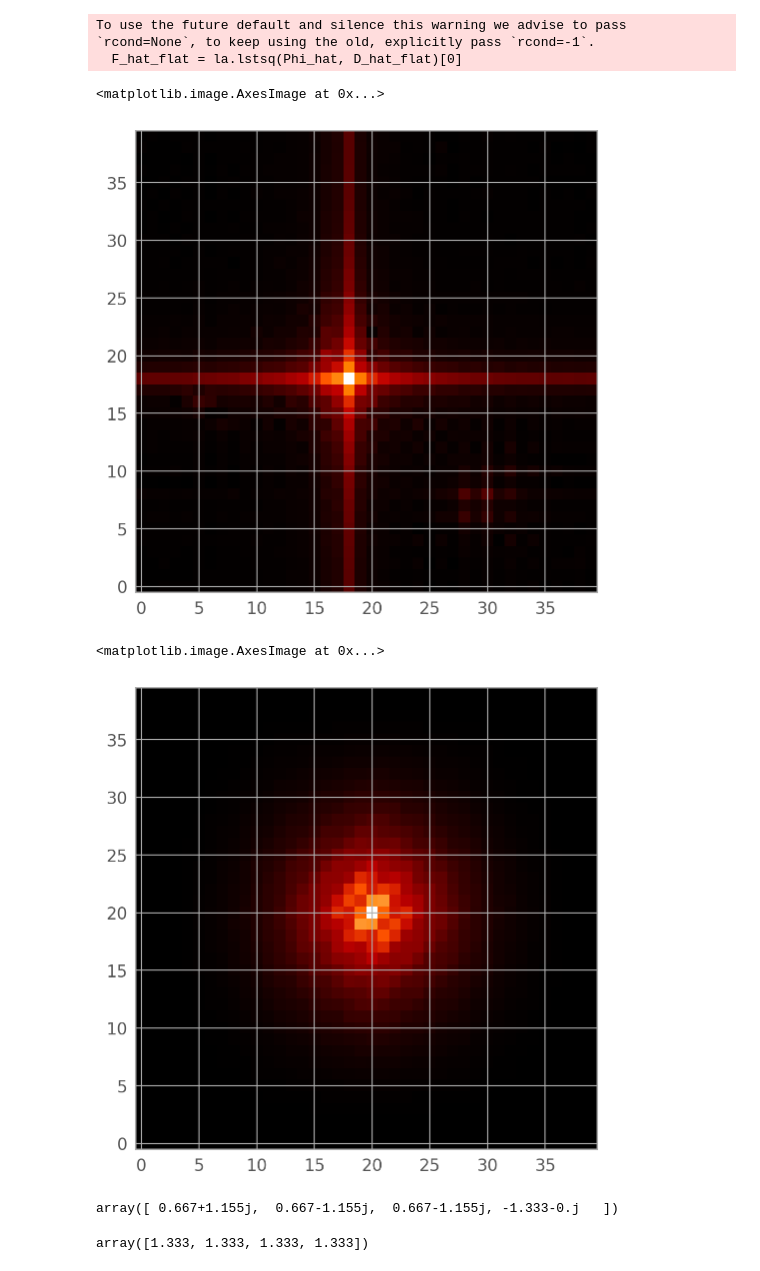
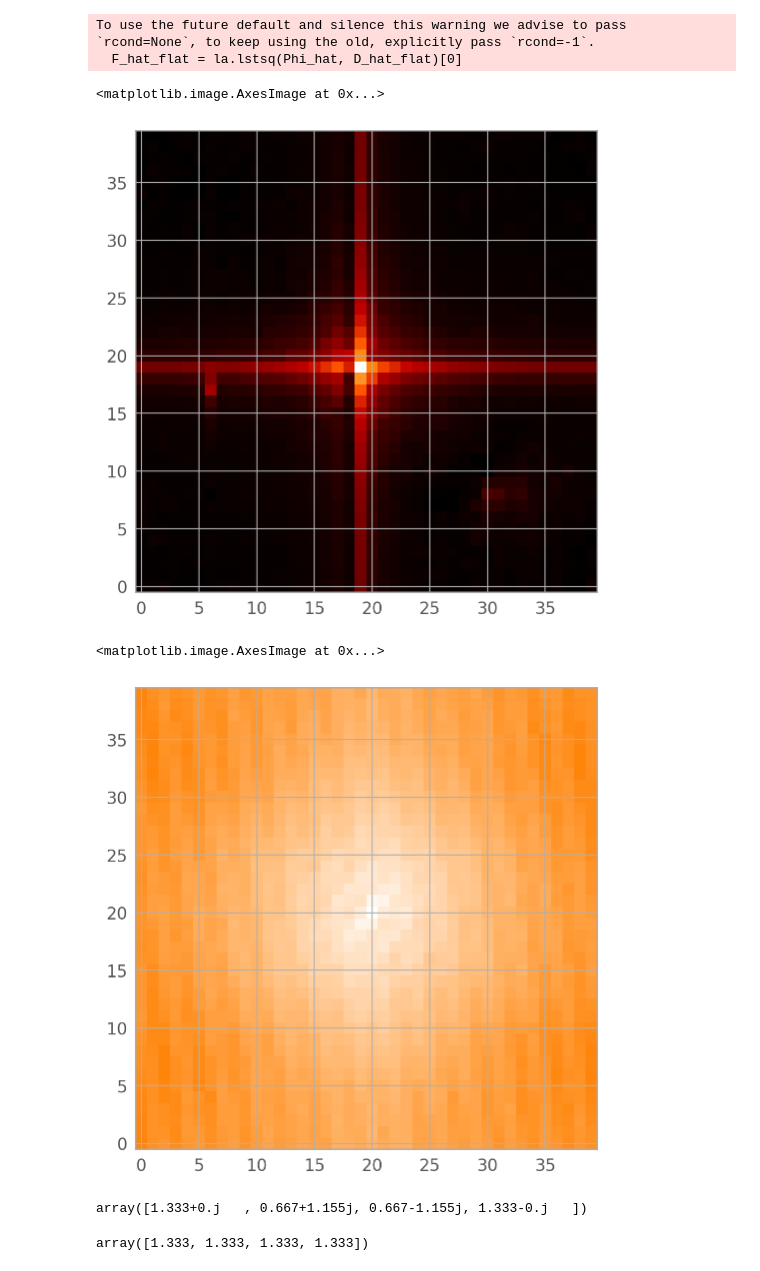
Before and after one commit to Chisen-Lupus/proper-dither, a Jupyter notebook: demo.ipynb, the cells around one changed output. Cells and saved outputs as stored; diff of their text form; code cells hidden in the pictures.

Commit message:
fixed x y inversion for 2d test part

```diff
--- a/demo.ipynb
+++ b/demo.ipynb
@@ -732,8 +734,9 @@ centroids = []
 test_atlas = []
 for i in range(3):
     for j in range(3):
-        # test_slice = orig[i:60+i:3, j:60+j:3]
-        test_slice = orig[i:60+i, j:60+j].reshape(20, 3, 20, 3).mean(axis=(1, 3))
+        test_slice = orig[i:60+i:3, j:60+j:3]
+        # test_slice = orig[i:60+i, j:60+j].reshape(20, 3, 20, 3).mean(axis=(1, 3))
+        # test_slice = stretch(shift(orig, (-i/3, -j/3)))
         test_atlas.append(test_slice)
         centroids.append([-i/3, -j/3])
 centroids = np.array(centroids)
@@ -761,12 +764,12 @@ array([[ 0.   ,  0.   ],
 # %%
 factor = 2
 
-test_atlas = [test_atlas[i] for i in [0, 1, 3, 4]]
+test_atlas = [test_atlas[i] for i in [0, 1, 6, 7]]
 # centroids = np.array([centroids[i] for i in [0, 1, 3, 4]])
 centroids = np.array([[0, 0],
-                     [0, -1/3],
                      [-1/3, 0],
-                     [-1/3, -1/3]])
+                     [0, -2/3],
+                     [-1/3, -2/3]])
 # %%
 shifted_atlas = test_atlas
 
@@ -800,5 +801,7 @@ IndexError: list index out of range
 # %%
-Y, X = np.meshgrid(np.arange(factor*20)/(factor*20), np.arange(factor*20)/(factor*20))
+nx, ny = test_atlas[0].shape
+
+X, Y = np.meshgrid(np.arange(factor*nx)/(factor*nx), np.arange(factor*ny)/(factor*ny))
 
 D_hat = []
 for i in range(len(large_atlas)):
@@ -827,7 +830,7 @@ axs = axs.flat
 for i in range(9):
     pow = get_power_spectrum(D_hat[i])
     # print(pow.shape)
-    axs[i].imshow(pow, vmin=0)
+    axs[i].imshow(np.log(pow+1), vmin=0)
     axs[i].grid(False)
 
 plt.tight_layout()
@@ -870,7 +873,7 @@ To use the future default and silence this warning we advise to pass `rcond=None
 # F_hat_flat = la.inv(Phi_hat) @ D_hat_flat
 # F_hat = F_hat_flat.reshape(9, nx, ny)
 # %%
-F = norm(fft.ifft2(F_hat[3]))
+F = norm(fft.ifft2(F_hat[0]))
 
 # plt.imshow(stretch(F[::3, ::3]))
 plt.imshow(np.arcsinh(F))
@@ -878,20 +881,20 @@ plt.imshow(np.arcsinh(F))
 # plt.imshow(np.arcsinh(F[::3, ::3]))
 # %% [output]
 <matplotlib.image.AxesImage at 0x...>
-[figure, old version]
+[figure, new version]
 # %%
 pow = get_power_spectrum(F_hat[0])
-plt.imshow(pow, vmin=0)
+plt.imshow(np.log(pow+1), vmin=0)
 # %% [output]
 <matplotlib.image.AxesImage at 0x...>
-[figure, old version]
+[figure, new version]
 # %%
 Phi_hat_inv = la.inv(Phi_hat)
 
 coeffs = Phi_hat_inv[:, 0]
 coeffs
 # %% [output]
-array([ 0.667+1.155j,  0.667-1.155j,  0.667-1.155j, -1.333-0.j   ])
+array([1.333+0.j   , 0.667+1.155j, 0.667-1.155j, 1.333-0.j   ])
 # %%
 norm(coeffs)
 # %% [output]
```
Also changed, not shown: parts of 19 cells of this notebook.
